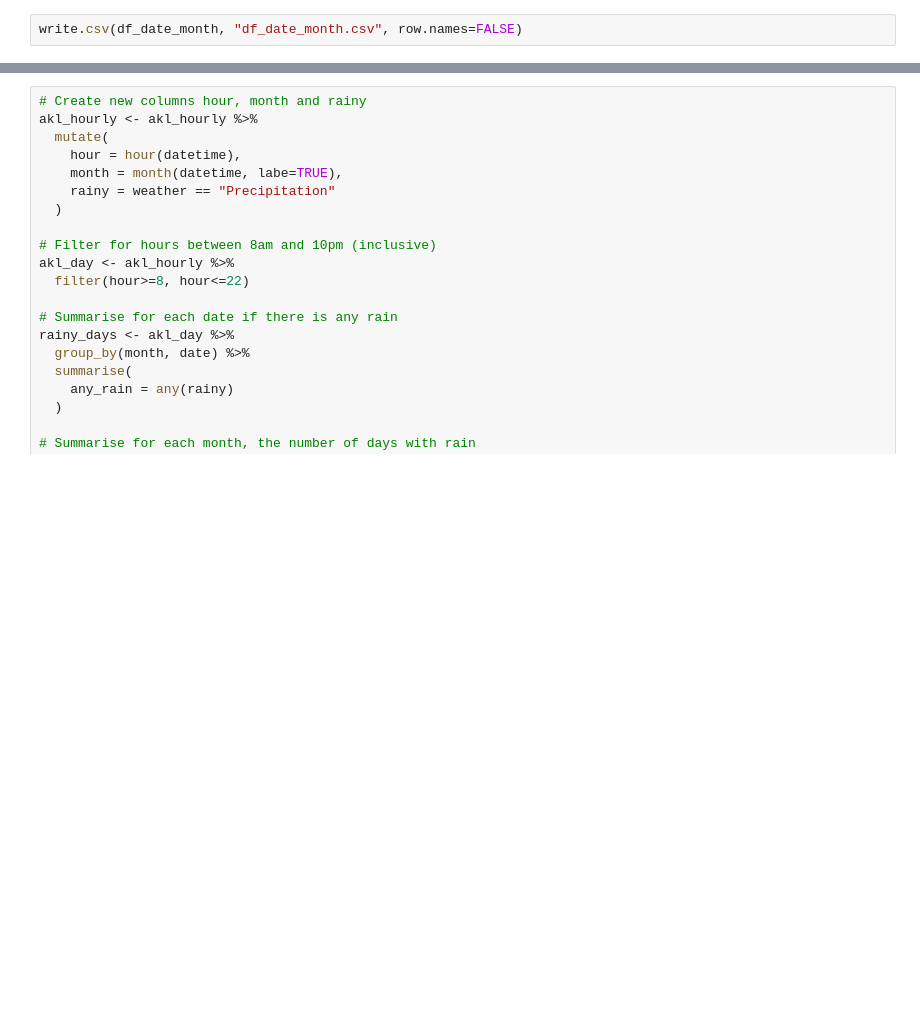
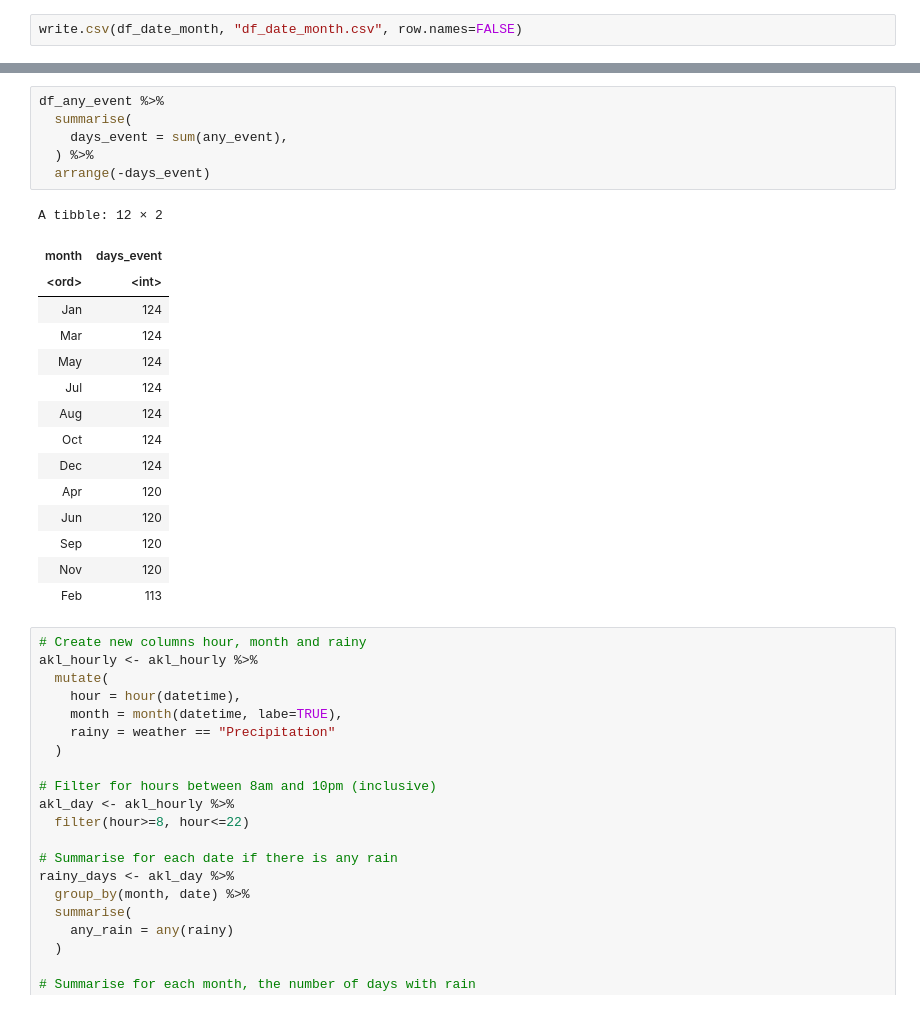
Before and after one commit to min02yam/Prediction-of-Cardiovascular-Disease-Incidence-using-machine-learning, a Jupyter notebook: hospital_Eda.ipynb, the cells around one changed output, grey strips where cells are left out. Saved outputs shown, nothing was run; the diff lists cells and outputs as text; blank space fills up the shorter version.

```diff
--- a/hospital_Eda.ipynb
+++ b/hospital_Eda.ipynb
@@ -523,3 +549,25 @@ A grouped_df: 6 × 3
+# %%
+df_any_event %>%
+  summarise(
+    days_event = sum(any_event),
+  ) %>%
+  arrange(-days_event)
+# %% [output]
+A tibble: 12 × 2
+| month | days_event |
+| <ord> | <int> |
+| Jan | 124 |
+| Mar | 124 |
+| May | 124 |
+| Jul | 124 |
+| Aug | 124 |
+| Oct | 124 |
+| Dec | 124 |
+| Apr | 120 |
+| Jun | 120 |
+| Sep | 120 |
+| Nov | 120 |
+| Feb | 113 |
 # %%
 # Create new columns hour, month and rainy
 akl_hourly <- akl_hourly %>%
```
Also changed, not shown: parts of 12 cells of this notebook.
